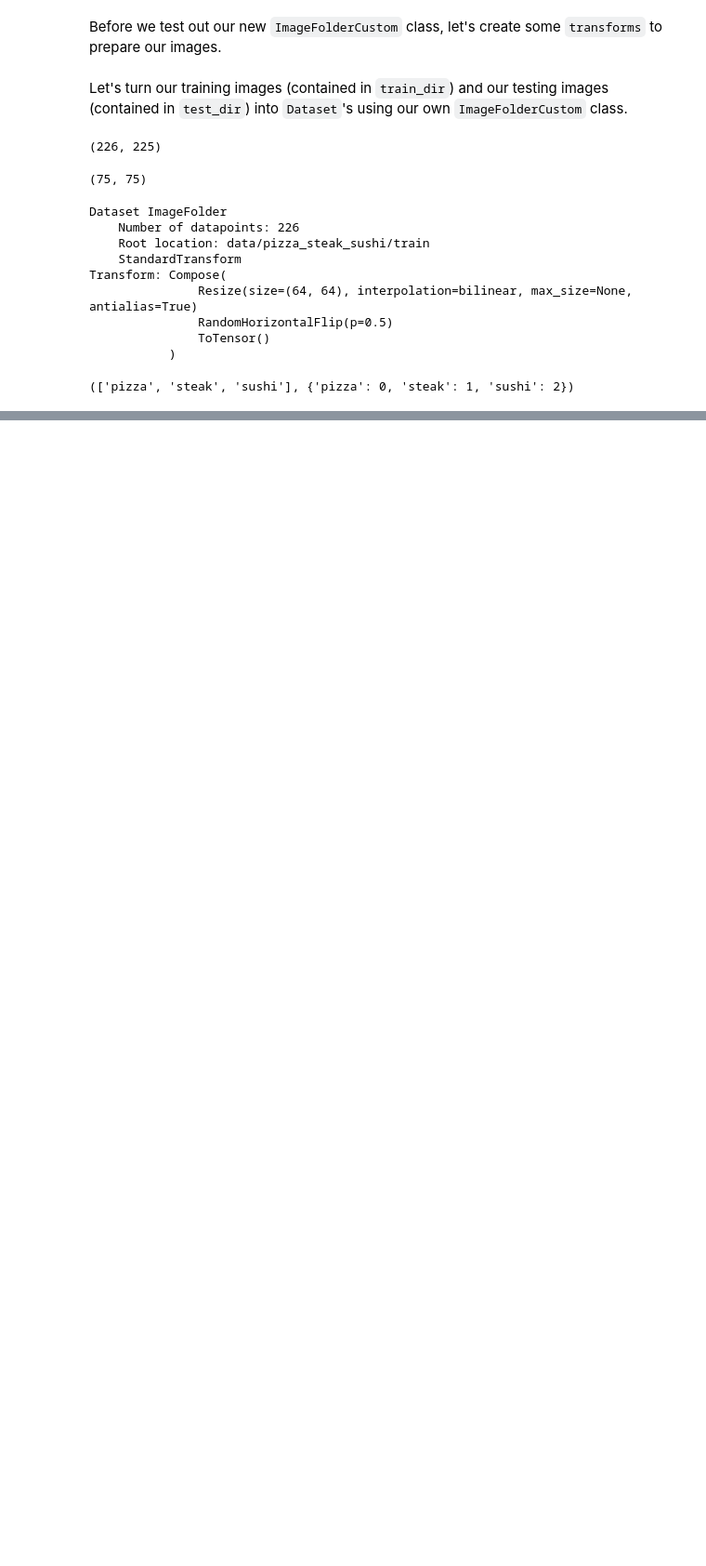
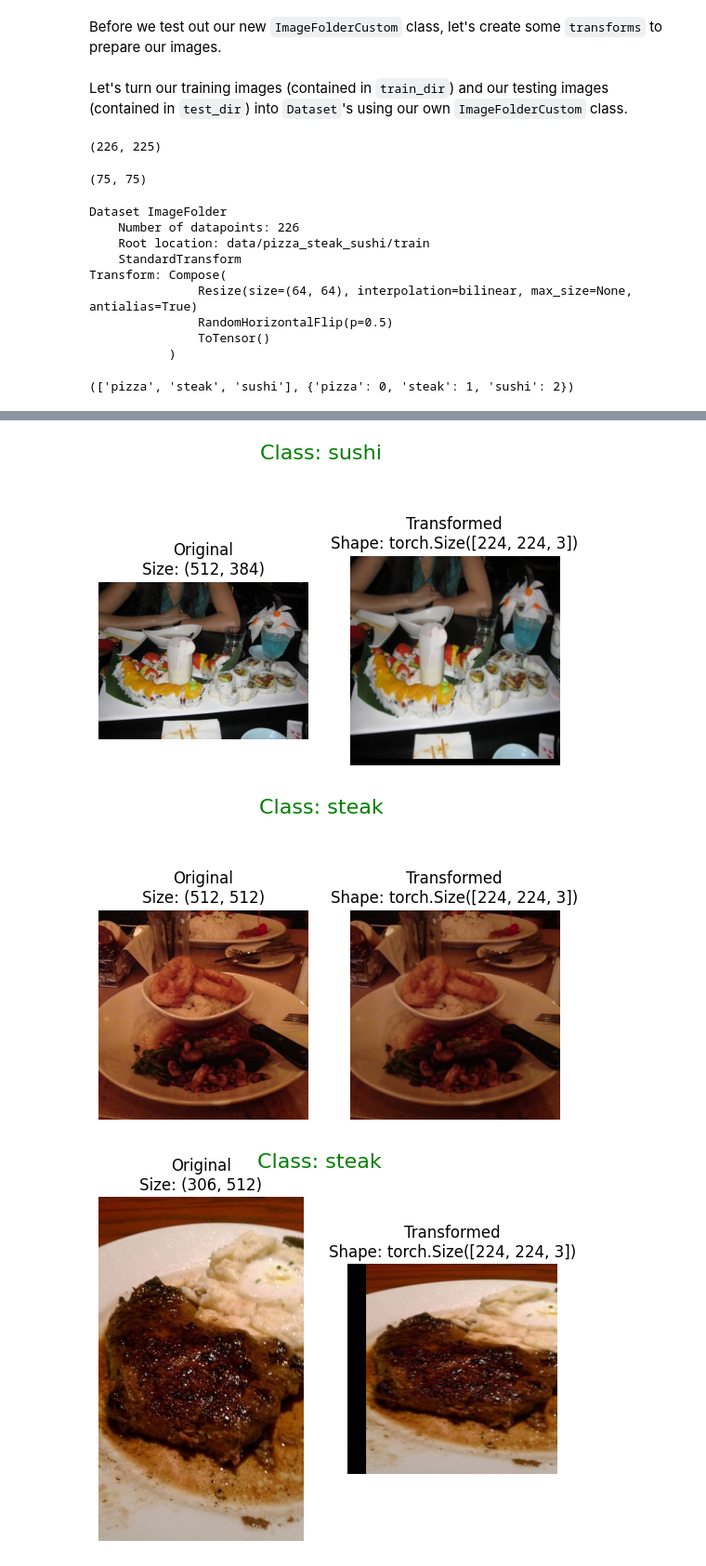
Before and after one commit to deeryakgun/pytorch-for-deep-learning-udemy-notes, a Jupyter notebook: 04_pytorch_custom_datasets.ipynb, the cells around one changed output, grey strips where cells are left out. Shown at 93% size. Drawn from its saved outputs; the diff is of its cells as text; code cells hidden in the pictures; blank space fills up the shorter version.

```diff
--- a/04_pytorch_custom_datasets.ipynb
+++ b/04_pytorch_custom_datasets.ipynb
@@ -512,0 +628,24 @@ train_data_custom.classes, train_data_custom.class_to_idx
+# %%
+from torchvision import transforms
+
+train_transform = transforms.Compose([
+    transforms.Resize(size=(224,224)),
+    transforms.TrivialAugmentWide(num_magnitude_bins = 31),  # how intense
+    transforms.ToTensor()  # use ToTensor() last to get everything between 0 & 1
+    ])
+
+# Don't need to perform augmentation on the test data
+test_transform = transforms.Compose([
+    transforms.Resize(size=(224,224)),
+    transforms.ToTensor()
+    ])
+# %%
+image_path_list = list(image_path.glob("*/*/*.jpg"))
+
+plot_transformed_images(image_paths= image_path_list,
+                       transform= train_transform,
+                       n=3)
+# %% [output]
+[figure, added]
+[figure, added]
+[figure, added]
```
Also changed, not shown: parts of 22 cells of this notebook.
